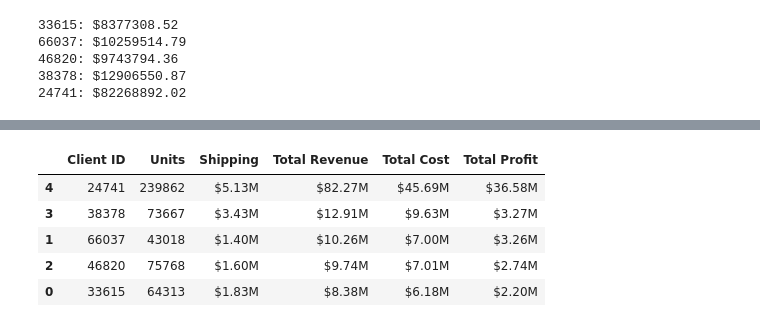
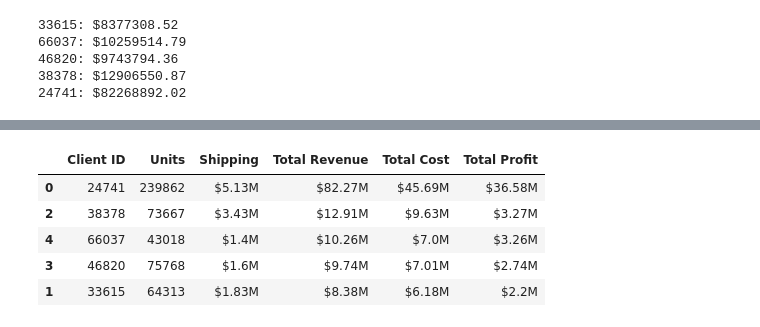
Before and after one commit to JCamp-12/pandas-challenge-1, a Jupyter notebook: module_4_challenge.ipynb, the cells around one changed output, grey strips where cells are left out. Drawn from its saved outputs; the diff is of its cells as text; code cells hidden in the pictures.

```diff
--- a/module_4_challenge.ipynb
+++ b/module_4_challenge.ipynb
@@ -236,5 +253,11 @@ Use the new columns with confirmed values to find the following information.
 # for the top 5 clients with the following information:
 # total units purchased, total shipping price,
 # total revenue, and total profit. Sort by total profit.
+
+columns = ['qty', 'shipping_price', 'line_price', 'line_cost', 'line_profit']
+filtered_df = df[df['client_id'].isin(client_ids_list)]
+summary_df = filtered_df.groupby('client_id')[columns].sum().reset_index()
+sorted_summary_df = summary_df.sort_values(by='line_profit', ascending=False)
+sorted_summary_df
 # %% [output]
 |  | client_id | qty | shipping_price | line_price | line_cost | line_profit |
@@ -247,3 +270,14 @@ Use the new columns with confirmed values to find the following information.
 # Format the data and rename the columns
 # to names suitable for presentation.
 # Currency should be in millions of dollars.
+def format_to_millions(value):
+    value_in_millions = round(value / 1_000_000, 2)
+    return f'${value_in_millions}M'
+columns_to_format = ['shipping_price', 'line_price', 'line_cost', 'line_profit']
+for column in columns_to_format:
+    sorted_summary_df[column] = sorted_summary_df[column].apply(format_to_millions)
+
+sorted_summary_df.rename(columns={'client_id': 'Client ID', 'qty': 'Units', 'shipping_price': 'Shipping', 'line_price': 'Total Revenue', 'line_cost': 'Total Cost', 'line_profit': 'Total Profit'}, inplace=True)
+
+
+sorted_summary_df
@@ -250,9 +291,11 @@ Use the new columns with confirmed values to find the following information.
 # %%
 # Sort the updated data by "Total Profit" form highest to lowest
+# already done above
+sorted_summary_df
 # %% [output]
 |  | Client ID | Units | Shipping | Total Revenue | Total Cost | Total Profit |
-| 4 | 24741 | 239862 | $5.13M | $82.27M | $45.69M | $36.58M |
-| 3 | 38378 | 73667 | $3.43M | $12.91M | $9.63M | $3.27M |
-| 1 | 66037 | 43018 | $1.40M | $10.26M | $7.00M | $3.26M |
-| 2 | 46820 | 75768 | $1.60M | $9.74M | $7.01M | $2.74M |
-| 0 | 33615 | 64313 | $1.83M | $8.38M | $6.18M | $2.20M |
+| 0 | 24741 | 239862 | $5.13M | $82.27M | $45.69M | $36.58M |
+| 2 | 38378 | 73667 | $3.43M | $12.91M | $9.63M | $3.27M |
+| 4 | 66037 | 43018 | $1.4M | $10.26M | $7.0M | $3.26M |
+| 3 | 46820 | 75768 | $1.6M | $9.74M | $7.01M | $2.74M |
+| 1 | 33615 | 64313 | $1.83M | $8.38M | $6.18M | $2.2M |
```
Also changed, not shown: parts of 5 cells of this notebook.
